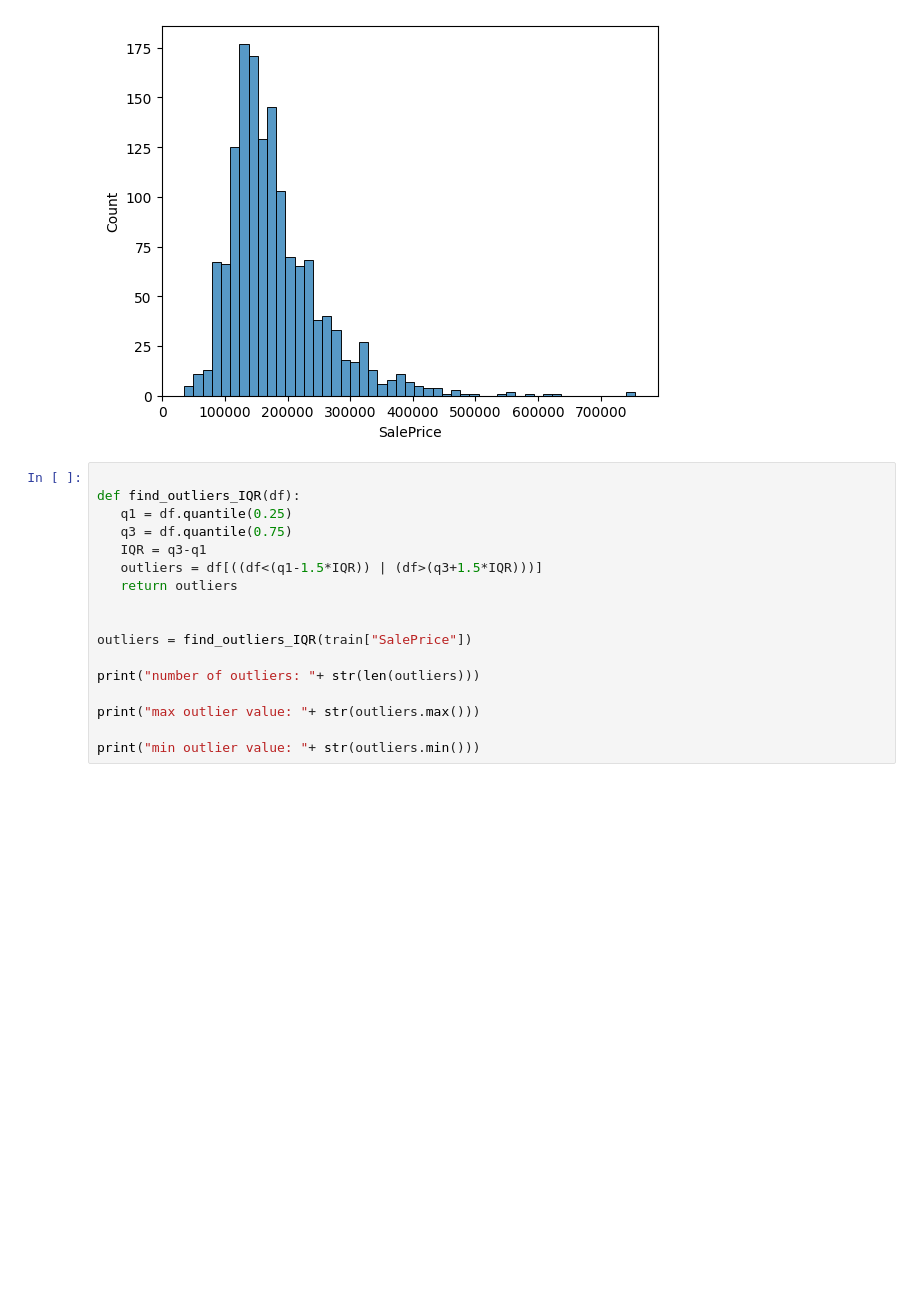
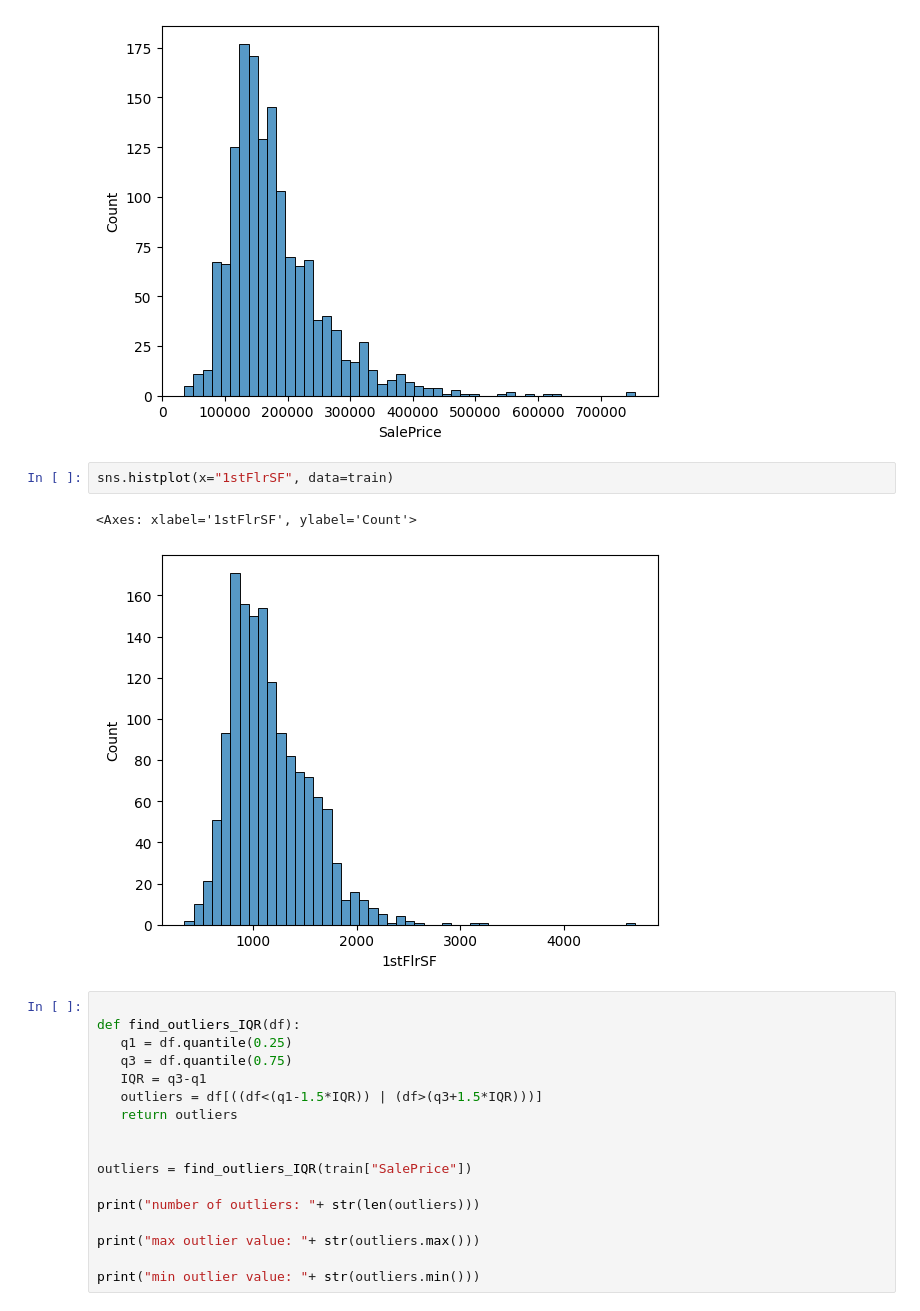
Before and after one commit to dustyshaw/Data_Sci_Final, a Jupyter notebook: Math_3080_Final.ipynb, the cells around one changed output. Saved outputs shown, nothing was run; the diff lists cells and outputs as text; blank space fills up the shorter version.

```diff
--- a/Math_3080_Final.ipynb
+++ b/Math_3080_Final.ipynb
@@ -222,6 +222,11 @@ sns.histplot(x="SalePrice", data=train)
 # %% [output]
 <Axes: xlabel='SalePrice', ylabel='Count'>
 [figure]
+# %%
+sns.histplot(x="1stFlrSF", data=train)
+# %% [output]
+<Axes: xlabel='1stFlrSF', ylabel='Count'>
+[figure, added]
 # %%
 
 def find_outliers_IQR(df):
```
Also changed, not shown: parts of 1 cell of this notebook.
